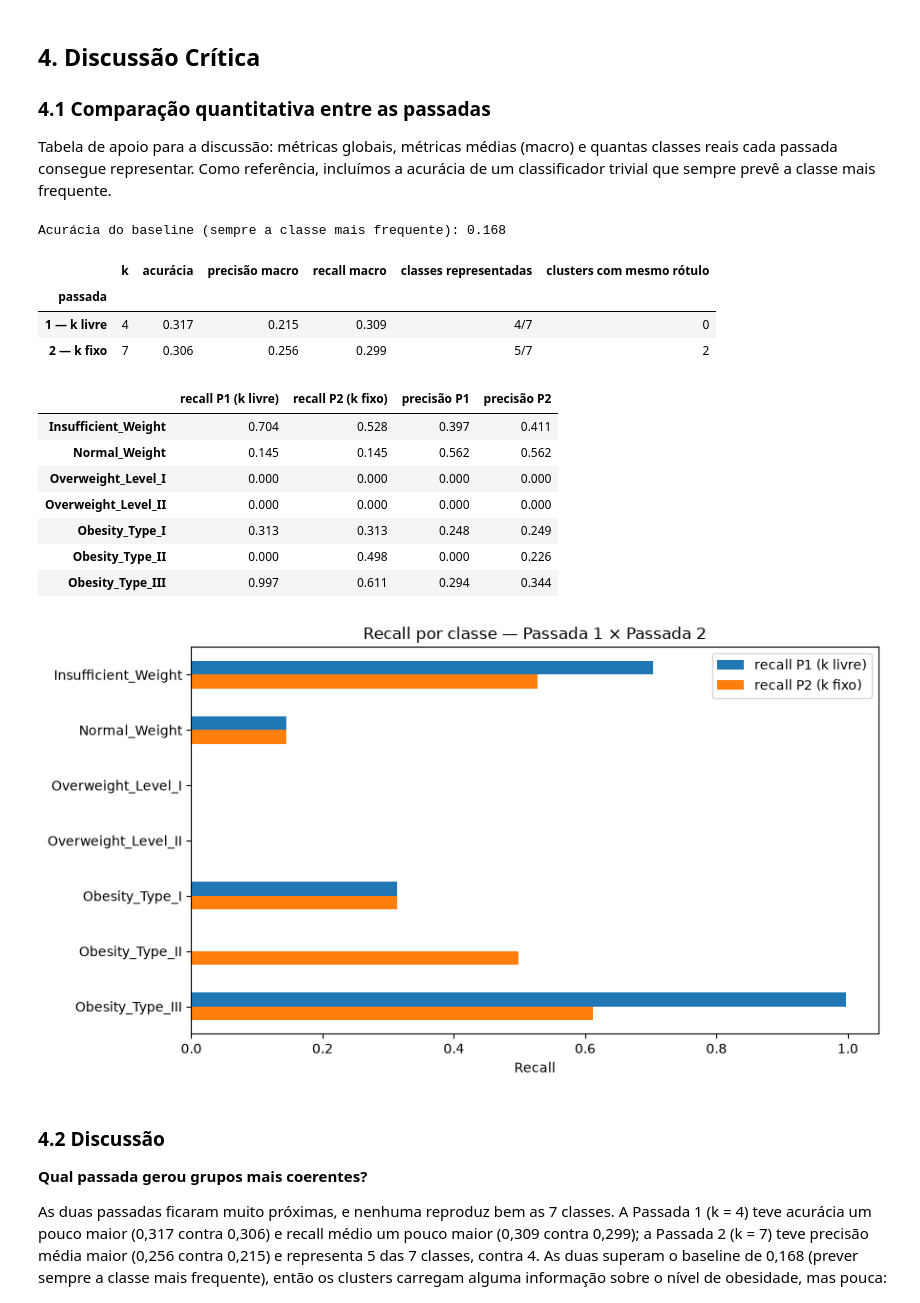
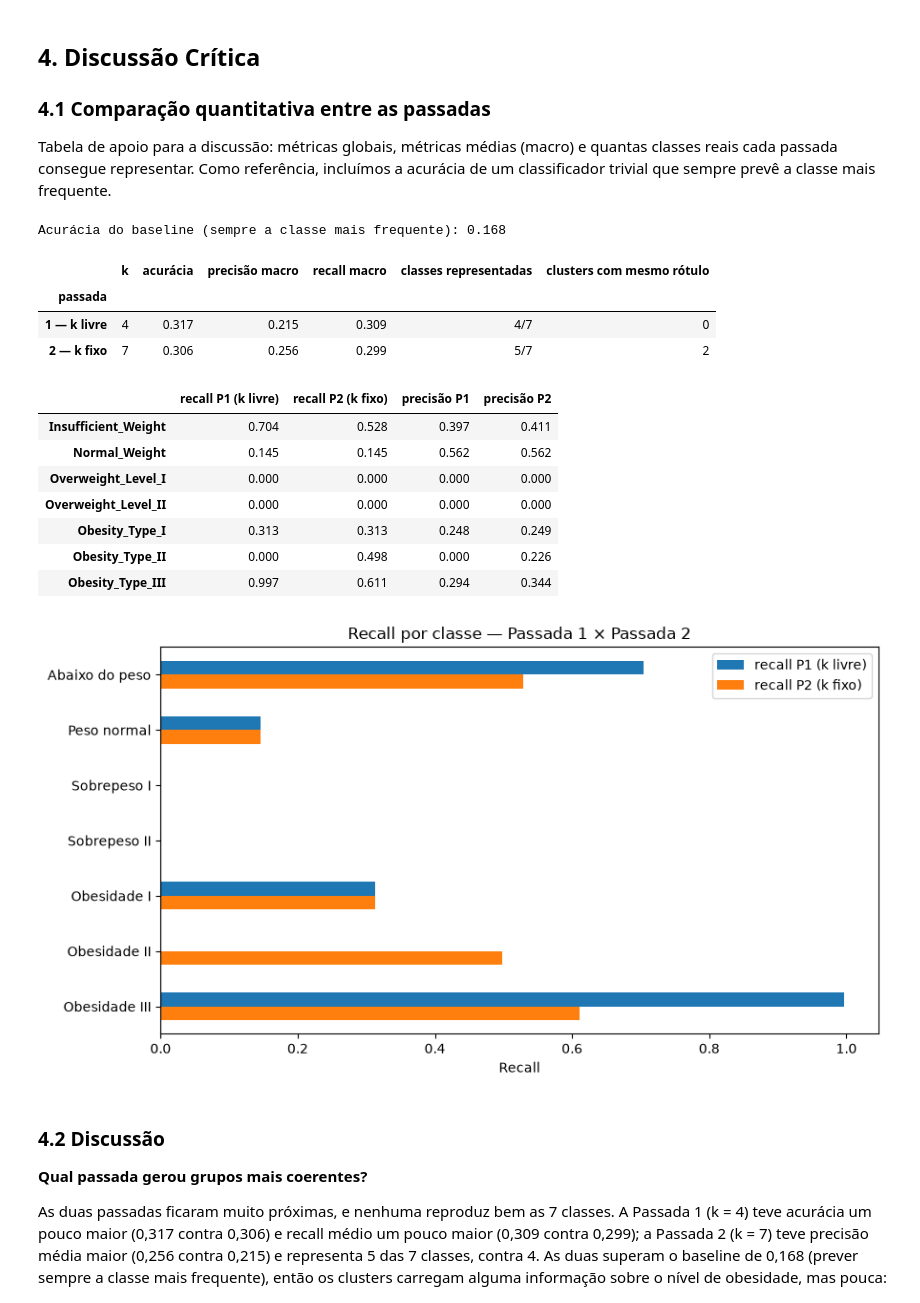
Before and after one commit to GalileuCMMoares/trabalho_AVD, a Jupyter notebook: notebooks/parte_comum/kmeans_metricas.ipynb, the cells around one changed output. Drawn from its saved outputs; the diff is of its cells as text; code cells hidden in the pictures.

```diff
--- a/notebooks/parte_comum/kmeans_metricas.ipynb
+++ b/notebooks/parte_comum/kmeans_metricas.ipynb
@@ -223,6 +255,13 @@ ordem_classes = [
     "Obesity_Type_I", "Obesity_Type_II", "Obesity_Type_III",
 ]
 assert set(ordem_classes) == set(y_real.unique())
+
+# [IA] Claude Code – nomes em português usados só nos gráficos (as tabelas mantêm os códigos originais)
+NOMES_CLASSES = {
+    "Insufficient_Weight": "Abaixo do peso", "Normal_Weight": "Peso normal",
+    "Overweight_Level_I": "Sobrepeso I", "Overweight_Level_II": "Sobrepeso II",
+    "Obesity_Type_I": "Obesidade I", "Obesity_Type_II": "Obesidade II", "Obesity_Type_III": "Obesidade III",
+}
 
 
 def composicao_clusters(clusters, y):
@@ -265,6 +304,7 @@ def metricas_da_matriz(mc_quadrada):
 
 def plotar_matriz(mc, titulo, arquivo):
     plt.figure(figsize=(1.3 * mc.shape[1] + 4, 6))
+    mc = mc.rename(index=NOMES_CLASSES, columns=NOMES_CLASSES)
     sns.heatmap(mc, annot=True, fmt="d", cmap="Blues", cbar=False, linewidths=0.5)
     plt.title(titulo)
     plt.ylabel("Classe real")
@@ -686,35 +726,35 @@ print(f"Acurácia do baseline (sempre a classe mais frequente): {baseline:.3f}")
 display(comparacao.style.format({"acurácia": "{:.3f}", "precisão macro": "{:.3f}", "recall macro": "{:.3f}"}))
 
 recall_lado_a_lado = pd.DataFrame({
     "recall P1 (k livre)": met_livre["recall"],
     "recall P2 (k fixo)": met_fixo["recall"],
     "precisão P1": met_livre["precisao"],
     "precisão P2": met_fixo["precisao"],
 })
 display(recall_lado_a_lado.round(3))
 
-ax = recall_lado_a_lado[["recall P1 (k livre)", "recall P2 (k fixo)"]].plot.barh(figsize=(9, 5))
+ax = recall_lado_a_lado[["recall P1 (k livre)", "recall P2 (k fixo)"]].rename(index=NOMES_CLASSES).plot.barh(figsize=(9, 5))
 ax.set_xlabel("Recall")
 ax.set_title("Recall por classe — Passada 1 × Passada 2")
 ax.invert_yaxis()
 plt.tight_layout()
 plt.savefig(out_dir / "recall_comparacao.png", dpi=150)
 plt.show()
 # %% [output]
 Acurácia do baseline (sempre a classe mais frequente): 0.168
 |  | k | acurácia | precisão macro | recall macro | classes representadas | clusters com mesmo rótulo |
 | passada |  |  |  |  |  |  |
 | 1 — k livre | 4 | 0.317 | 0.215 | 0.309 | 4/7 | 0 |
 | 2 — k fixo | 7 | 0.306 | 0.256 | 0.299 | 5/7 | 2 |
 |  | recall P1 (k livre) | recall P2 (k fixo) | precisão P1 | precisão P2 |
 | Insufficient_Weight | 0.704 | 0.528 | 0.397 | 0.411 |
 | Normal_Weight | 0.145 | 0.145 | 0.562 | 0.562 |
 | Overweight_Level_I | 0.000 | 0.000 | 0.000 | 0.000 |
 | Overweight_Level_II | 0.000 | 0.000 | 0.000 | 0.000 |
 | Obesity_Type_I | 0.313 | 0.313 | 0.248 | 0.249 |
 | Obesity_Type_II | 0.000 | 0.498 | 0.000 | 0.226 |
 | Obesity_Type_III | 0.997 | 0.611 | 0.294 | 0.344 |
-[figure, old version]
+[figure, new version]
 # %% [markdown]
 ### 4.2 Discussão
 
```
Also changed, not shown: parts of 4 cells of this notebook, 19 other files.
